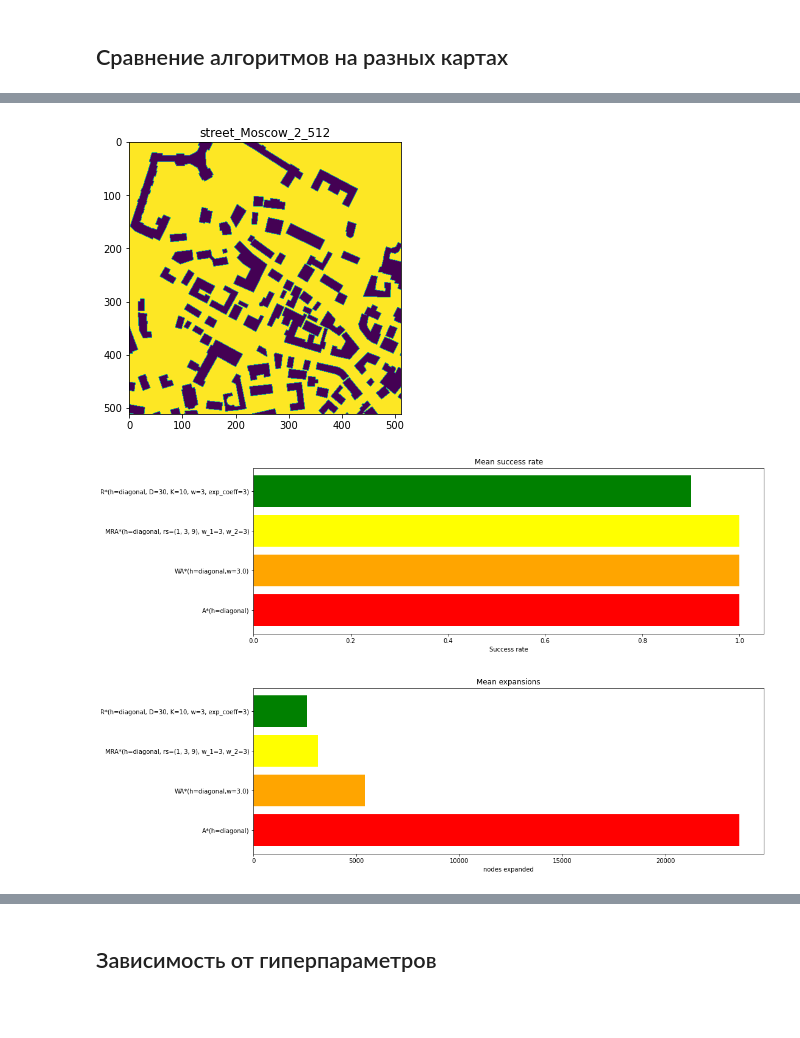
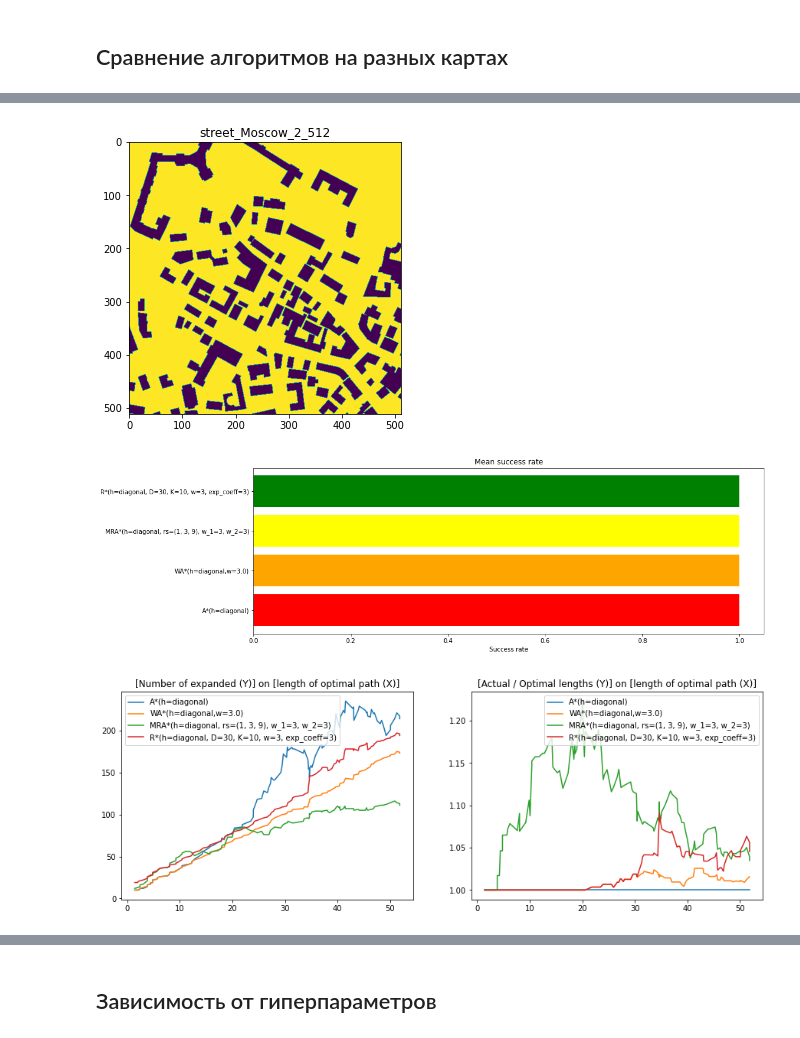
Before and after one commit to evjava/HeuristicsBetterThan, a Jupyter notebook: Algorithm_comparation.ipynb, the cells around one changed output, grey strips where cells are left out. Saved outputs shown, nothing was run; the diff lists cells and outputs as text; code cells hidden in the pictures; blank space fills up the shorter version.

```diff
--- a/Algorithm_comparation.ipynb
+++ b/Algorithm_comparation.ipynb
@@ -65,20 +72,21 @@ algorithms = [
     Rstar(diagonal_dist, D=30, K=10, w=3, exp_coeff=3)
 ]
 
-MaiReader(area).read_map().draw(area)
+r1 = MaiReader(area).with_sampled_count_tasks(25)
 
-p = Pipeline(
-    reader=MaiReader(area, 10),
+p1 = Pipeline(
+    reader=r,
     algorithms=algorithms,
-    processor=PlotSuccessRate().then(PlotMeanExpanded()),
+    processor=PROC,
     timelimit=10
 )
-
-p.run()
-# %% [output]
-[figure, removed]
-[figure, removed]
-[figure, removed]
+# %%
+r1.read_map().draw(area)
+p1.run()
+# %% [output]
+[figure, added]
+[figure, added]
+[figure, added]
 # %%
 area = MaiMaps.DEN001D
 algorithms = [
```
Also changed, not shown: parts of 21 cells of this notebook, 7 other files.
